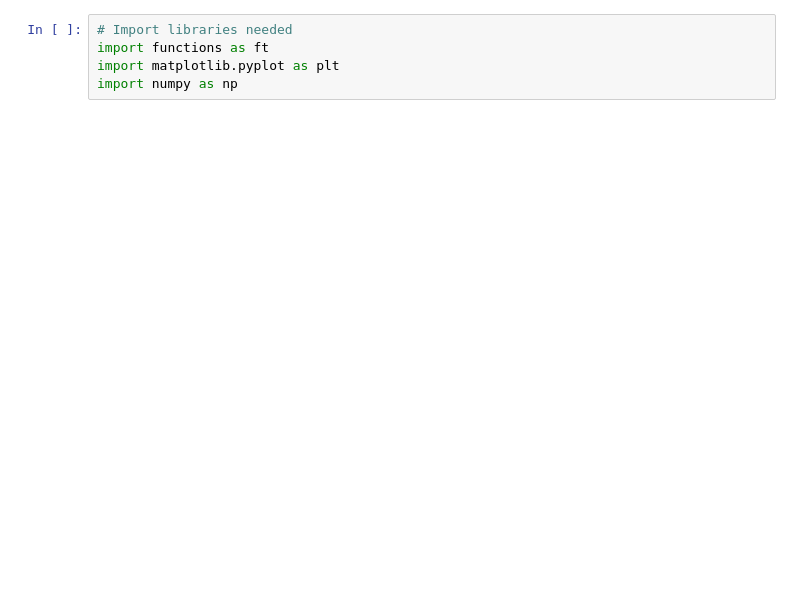
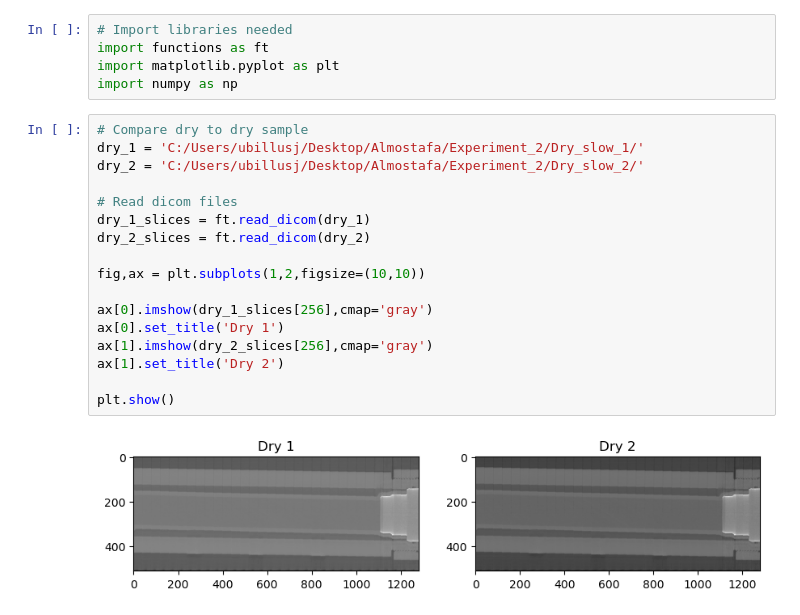
Before and after one commit to jimindzhou/ct_scanner_, a Jupyter notebook: notebook.ipynb, the cells around one changed output. Drawn from its saved outputs; the diff is of its cells as text; blank space fills up the shorter version.

```diff
--- a/notebook.ipynb
+++ b/notebook.ipynb
@@ -3,3 +3,22 @@
 import functions as ft
 import matplotlib.pyplot as plt
 import numpy as np
+# %%
+# Compare dry to dry sample
+dry_1 = 'C:/Users/ubillusj/Desktop/Almostafa/Experiment_2/Dry_slow_1/'
+dry_2 = 'C:/Users/ubillusj/Desktop/Almostafa/Experiment_2/Dry_slow_2/'
+
+# Read dicom files
+dry_1_slices = ft.read_dicom(dry_1)
+dry_2_slices = ft.read_dicom(dry_2)
+
+fig,ax = plt.subplots(1,2,figsize=(10,10))
+
+ax[0].imshow(dry_1_slices[256],cmap='gray')
+ax[0].set_title('Dry 1')
+ax[1].imshow(dry_2_slices[256],cmap='gray')
+ax[1].set_title('Dry 2')
+
+plt.show()
+# %% [output]
+[figure, added]
```
Also changed, not shown: parts of 19 cells of this notebook, 1 other file.
